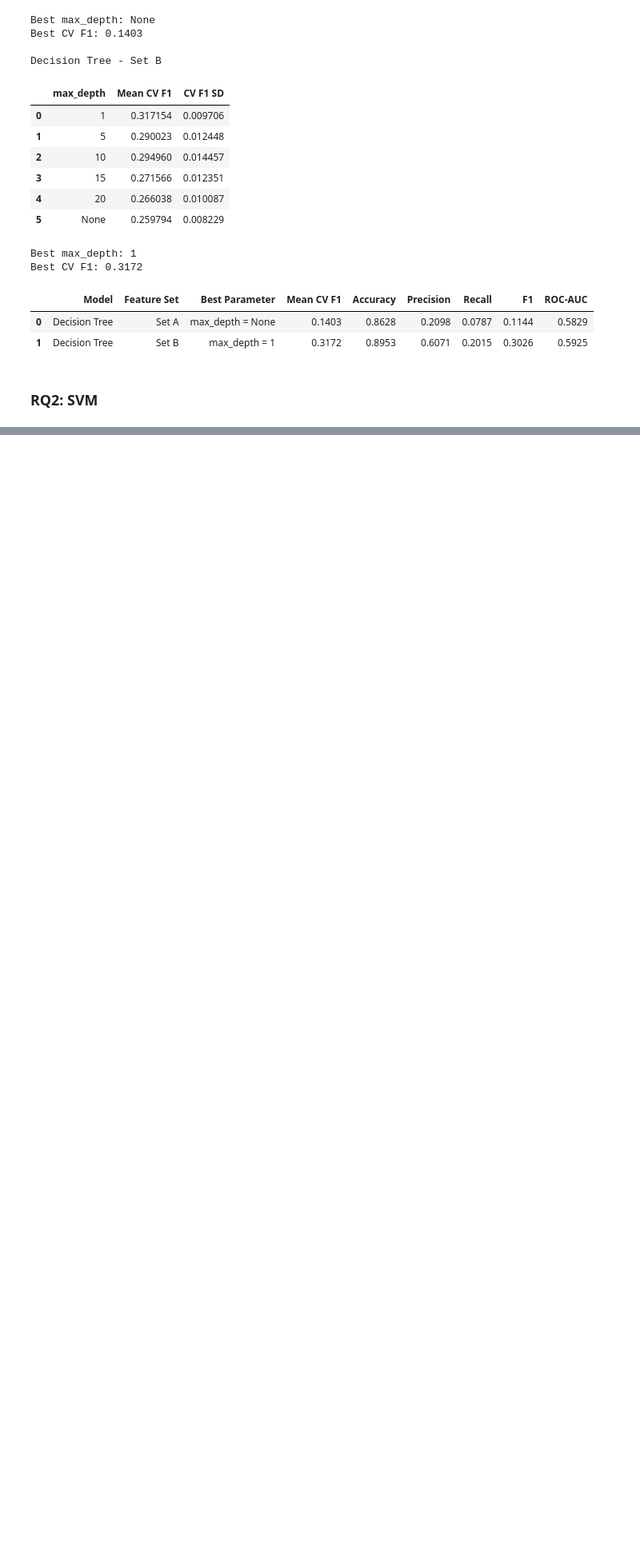
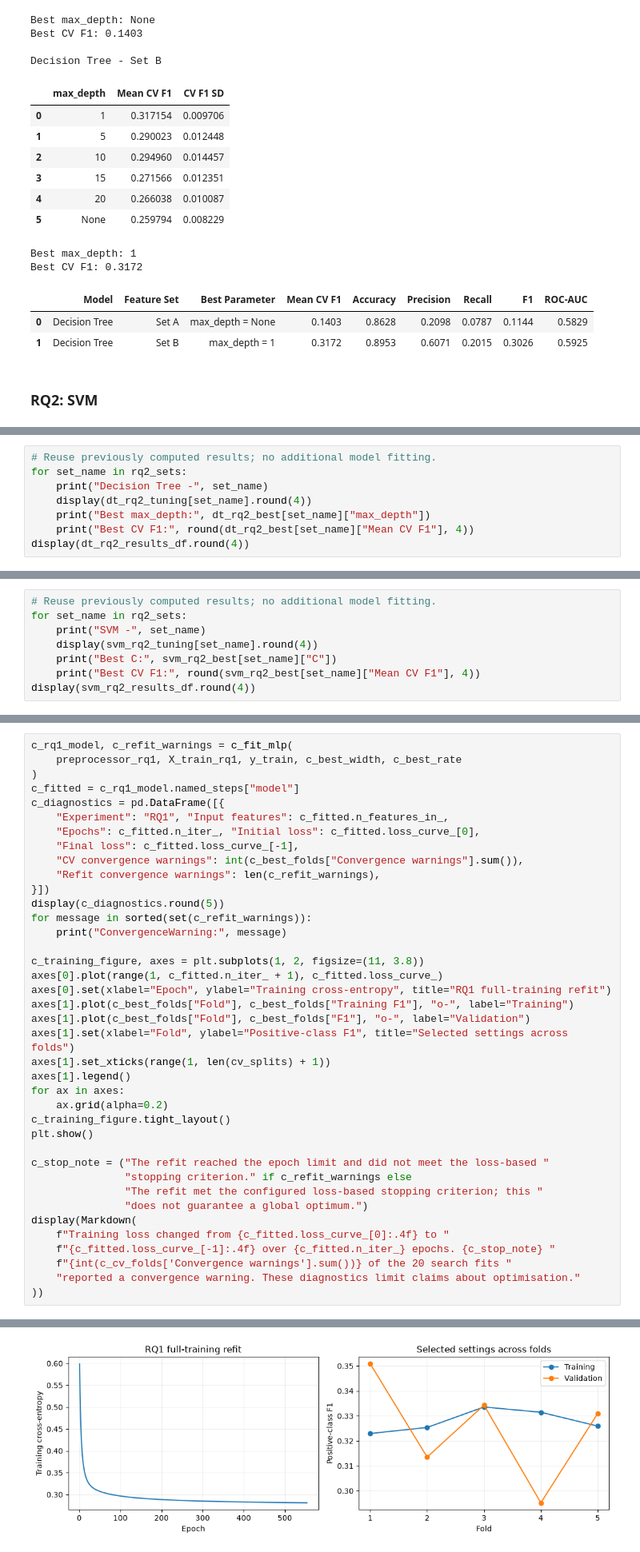
Before and after one commit to FredZ-U/COOMP-90049-Project2, a Jupyter notebook: A2_Bank_Marketing.ipynb, the cells around one changed output, grey strips where cells are left out. Shown at 80% size. Saved outputs shown, nothing was run; the diff lists cells and outputs as text; blank space fills up the shorter version.

```diff
--- a/A2_Bank_Marketing.ipynb
+++ b/A2_Bank_Marketing.ipynb
@@ -2120,0 +2653,8 @@ ROC-AUC : 0.1192
+# %%
+# Reuse previously computed results; no additional model fitting.
+for set_name in rq2_sets:
+    print("Decision Tree -", set_name)
+    display(dt_rq2_tuning[set_name].round(4))
+    print("Best max_depth:", dt_rq2_best[set_name]["max_depth"])
+    print("Best CV F1:", round(dt_rq2_best[set_name]["Mean CV F1"], 4))
+display(dt_rq2_results_df.round(4))
@@ -2120,0 +2687,8 @@ ROC-AUC : 0.1192
+# %%
+# Reuse previously computed results; no additional model fitting.
+for set_name in rq2_sets:
+    print("SVM -", set_name)
+    display(svm_rq2_tuning[set_name].round(4))
+    print("Best C:", svm_rq2_best[set_name]["C"])
+    print("Best CV F1:", round(svm_rq2_best[set_name]["Mean CV F1"], 4))
+display(svm_rq2_results_df.round(4))
@@ -2120,0 +3073,40 @@ ROC-AUC : 0.1192
+# %%
+c_rq1_model, c_refit_warnings = c_fit_mlp(
+    preprocessor_rq1, X_train_rq1, y_train, c_best_width, c_best_rate
+)
+c_fitted = c_rq1_model.named_steps["model"]
+c_diagnostics = pd.DataFrame([{
+    "Experiment": "RQ1", "Input features": c_fitted.n_features_in_,
+    "Epochs": c_fitted.n_iter_, "Initial loss": c_fitted.loss_curve_[0],
+    "Final loss": c_fitted.loss_curve_[-1],
+    "CV convergence warnings": int(c_best_folds["Convergence warnings"].sum()),
+    "Refit convergence warnings": len(c_refit_warnings),
+}])
+display(c_diagnostics.round(5))
+for message in sorted(set(c_refit_warnings)):
+    print("ConvergenceWarning:", message)
+
+c_training_figure, axes = plt.subplots(1, 2, figsize=(11, 3.8))
+axes[0].plot(range(1, c_fitted.n_iter_ + 1), c_fitted.loss_curve_)
+axes[0].set(xlabel="Epoch", ylabel="Training cross-entropy", title="RQ1 full-training refit")
+axes[1].plot(c_best_folds["Fold"], c_best_folds["Training F1"], "o-", label="Training")
+axes[1].plot(c_best_folds["Fold"], c_best_folds["F1"], "o-", label="Validation")
+axes[1].set(xlabel="Fold", ylabel="Positive-class F1", title="Selected settings across folds")
+axes[1].set_xticks(range(1, len(cv_splits) + 1))
+axes[1].legend()
+for ax in axes:
+    ax.grid(alpha=0.2)
+c_training_figure.tight_layout()
+plt.show()
+
+c_stop_note = ("The refit reached the epoch limit and did not meet the loss-based "
+               "stopping criterion." if c_refit_warnings else
+               "The refit met the configured loss-based stopping criterion; this "
+               "does not guarantee a global optimum.")
+display(Markdown(
+    f"Training loss changed from {c_fitted.loss_curve_[0]:.4f} to "
+    f"{c_fitted.loss_curve_[-1]:.4f} over {c_fitted.n_iter_} epochs. {c_stop_note} "
+    f"{int(c_cv_folds['Convergence warnings'].sum())} of the 20 search fits "
+    "reported a convergence warning. These diagnostics limit claims about optimisation."
+))
+# %% [output]
@@ -2120,0 +3115 @@ ROC-AUC : 0.1192
+[figure, added]
```
Also changed, not shown: parts of 67 cells of this notebook.
